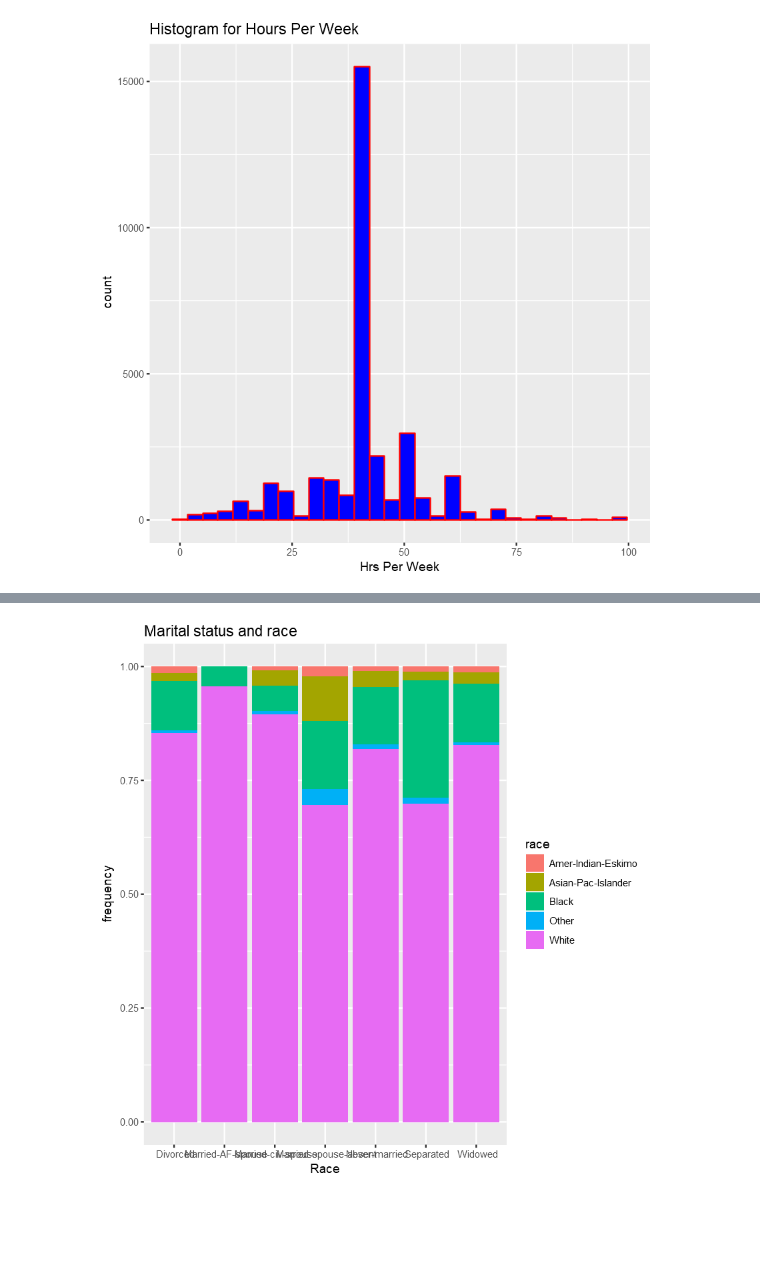
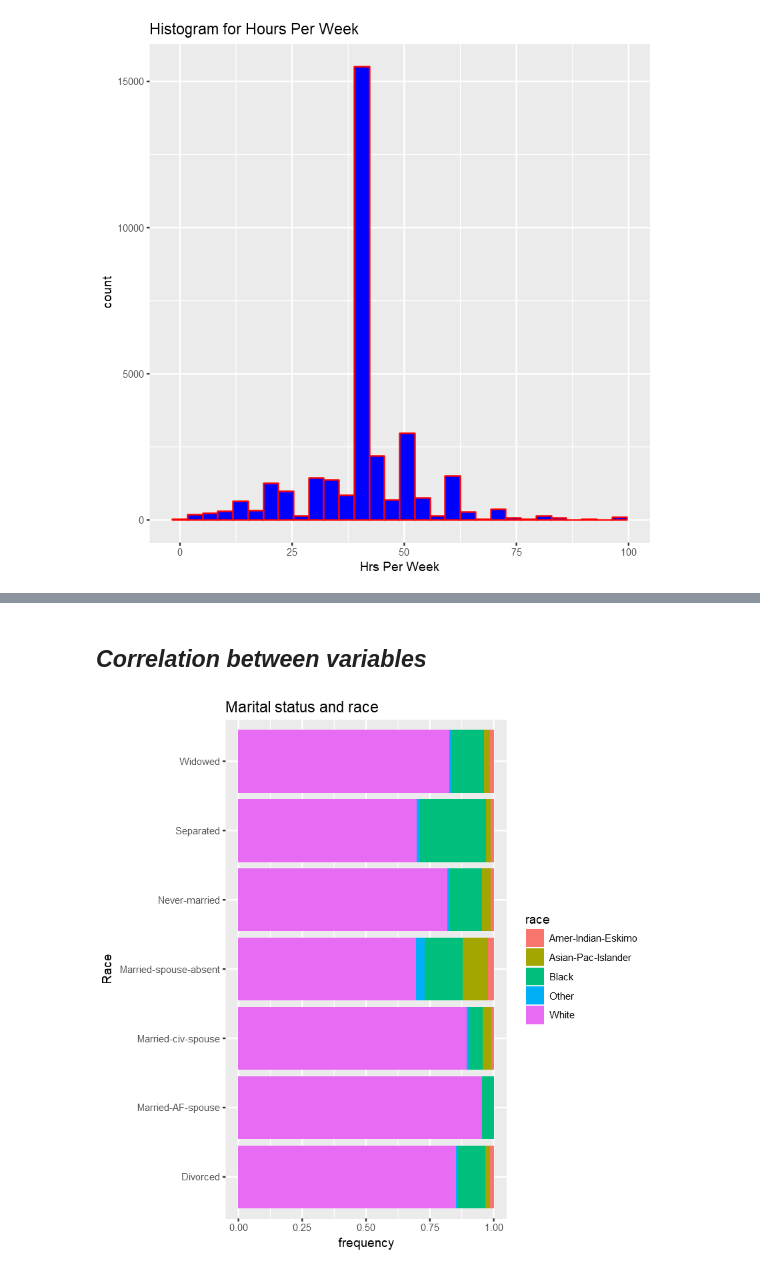
Before and after one commit to MElHuseyni/Predict-Income-using-US-Census-Data, a Jupyter notebook: Exploratory Data Analysis in R.ipynb, the cells around one changed output, grey strips where cells are left out. Saved outputs shown, nothing was run; the diff lists cells and outputs as text; code cells hidden in the pictures; blank space fills up the shorter version.

```diff
--- a/Exploratory Data Analysis in R.ipynb
+++ b/Exploratory Data Analysis in R.ipynb
@@ -272,8 +470,10 @@ ggplot(adult, aes(education, fill = target) ) +
+# %% [markdown]
+## *Correlation between variables*
 # %%
 ggplot(adult, aes(marital.status, fill = race) ) +
-  geom_bar(position = "fill")+
+  geom_bar(position = "fill")+ coord_flip() +
   ggtitle('Marital status and race')+
   xlab('Race') +
   ylab('frequency')
 # %% [output]
-[figure, old version]
+[figure, new version]
```
Also changed, not shown: parts of 80 cells of this notebook.
